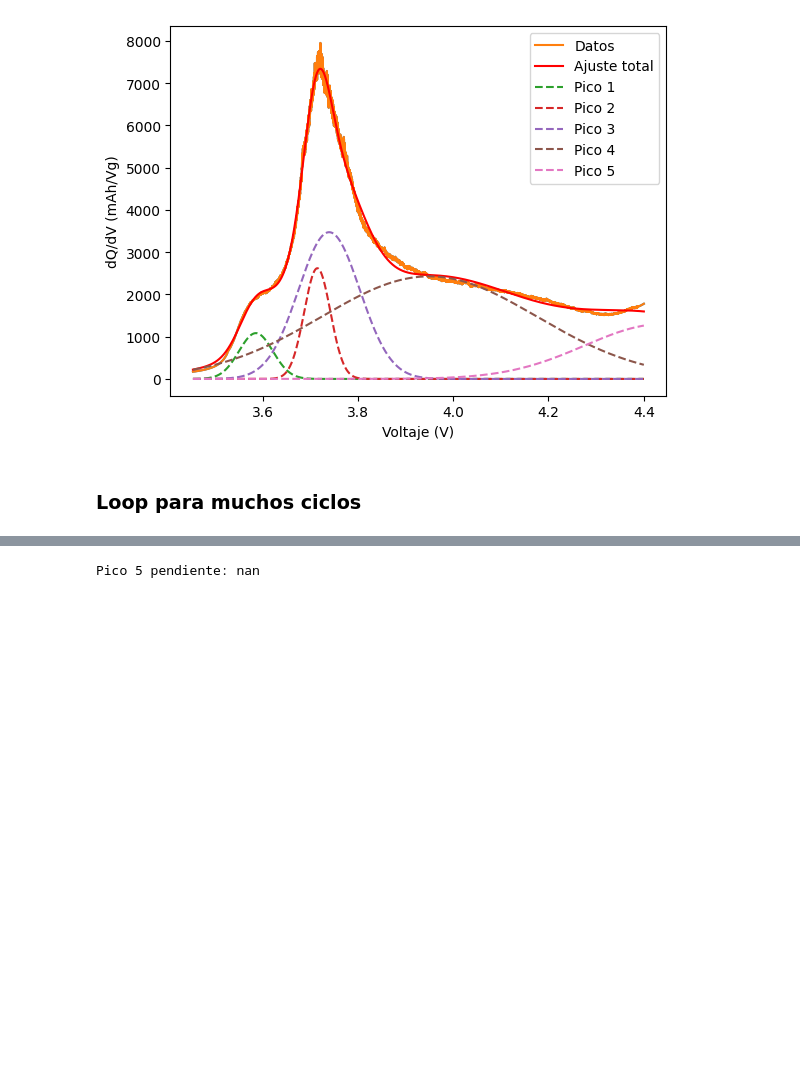
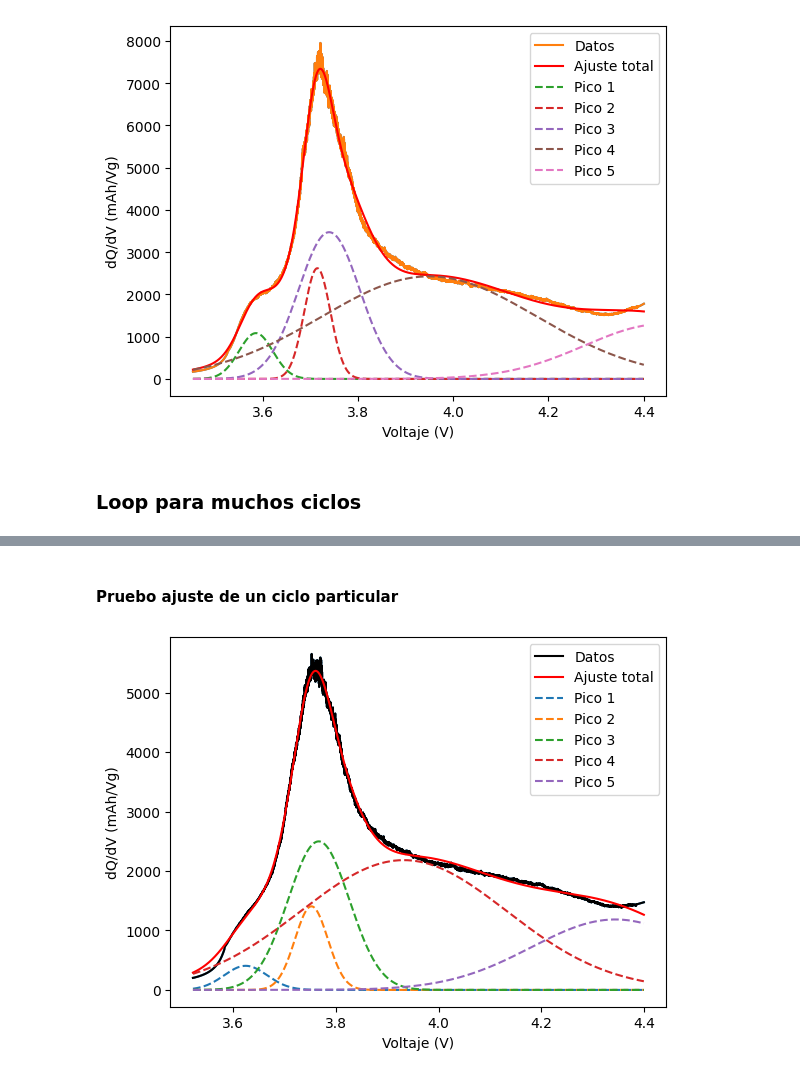
Before and after one commit to majodomenech/proc-icdv, a Jupyter notebook: prueba-gauss-variosciclos.ipynb, the cells around one changed output, grey strips where cells are left out. Saved outputs shown, nothing was run; the diff lists cells and outputs as text; code cells hidden in the pictures; blank space fills up the shorter version.

```diff
--- a/prueba-gauss-variosciclos.ipynb
+++ b/prueba-gauss-variosciclos.ipynb
@@ -363,8 +395,13 @@ plt.show()
 # %%
 # %% ------------ Graficar ajuste de un ciclo usando lista de parámetros ----------------------------------------
 
+# ------ Elegir cuál y de qué loop ---------------
 ciclo = 300
-df_final = pd.read_csv("./output/parametros_ajustes.csv", index_col=0)
+#df_final = pd.read_csv("./output/parametros_ajustes.csv", index_col=0)
+df_final = pd.read_csv("./output/parametros_ajustes_moreSteps-10bounds.csv", index_col=0)
+nombre = 'moreSteps-10bounds' # etiqueta gráfico
+# ------------------------------------------------
+
 df_ch = diccio[ciclo]['Ch']
 dqdv = df_ch['dqdv_ch_calc']
 V = df_ch['V_ch_savgol']
@@ -372,6 +409,7 @@ V = df_ch['V_ch_savgol']
 parametros = df_final.loc[ciclo].values
 popt = parametros[:n_peaks*3]
 
+print(parametros)
 print(n_peaks)
 print(popt)
 
@@ -400,7 +438,7 @@ plt.ylim(-300,8500)
 
 
 
-plt.savefig(f'./output/ajuste_picos_ciclo{ciclo}_.png', dpi=300)
+plt.savefig(f'./output/ajuste_picos_ciclo{ciclo}_{nombre}.png', dpi=300)
 #plt.close()
 plt.show()
 # %% [output]
@@ -480,4 +456,57 @@ plt.show()
-# %%
-print(f"Pico {i+1} pendiente: {coef[0]:.4f}")
-# %% [output]
-Pico 5 pendiente: nan
+# %% [markdown]
+#### Pruebo ajuste de un ciclo particular
+# %%
+# %% ------- Pruebo ajustar un ciclo particular ------------------------------------------------------------
+
+# ------ Elegir cuál y de qué loop tomar los parametros anteriores ---------------
+ciclo = 252
+df_final = pd.read_csv("./output/parametros_ajustes.csv", index_col=0)
+nombre = '' # etiqueta gráfico
+# --------------------------------------------------------------------------------
+
+
+df_ch = diccio[ciclo]['Ch']
+df_dis = diccio[ciclo]['Dis']
+dqdv_ch_calc = df_ch['dqdv_ch_calc']
+V = df_ch['V_ch_savgol']
+
+plt.plot(V, dqdv_ch_calc)
+colors_peaks = cm.tab10.colors
+
+# Tomo como parametros iniciales y bounds el ajuste del ciclo anterior
+loc = df_final.index.get_loc(ciclo)   # posición del ciclo dentro del DataFrame
+ciclo_anterior = df_final.index[loc-1]
+parametros = df_final.loc[ciclo_anterior].values
+popt = parametros[:n_peaks*3]   # me quedo con a, mu, sigma
+p0_actual = popt
+
+lb = []
+ub = []
+for i in range(n_peaks):
+    a0, mu0, sigma0 = popt[3*i:3*i+3]
+    lb += [0.9*a0, 0.9*mu0, 0.9*sigma0]
+    ub += [1.1*a0, 1.1*mu0, 1.1*sigma0]
+bounds_actual = (lb, ub)
+
+
+# Ajuste
+popt, pcov = curve_fit(multi_gauss, V, dqdv_ch_calc, p0=p0_actual, bounds=bounds_actual, maxfev=20000   # por defecto suele ser 800
+)
+
+# Curva total ajustada
+y_fit = multi_gauss(V, *popt)
+plt.plot(V, dqdv_ch_calc, label="Datos", color='black')
+plt.plot(V, y_fit, 'r-', label="Ajuste total")
+
+# Dibujar cada gaussiana individual
+for i in range(0, len(popt), 3):
+    a, mu, sigma = popt[i:i+3]
+    plt.plot(V, gauss(V, a, mu, sigma),'--', color=colors_peaks[i // 3 % len(colors_peaks)],  label=f"Pico {i//3 + 1}")
+
+plt.legend()
+plt.xlabel("Voltaje (V)")
+plt.ylabel("dQ/dV (mAh/Vg)")
+plt.savefig(f'./output/ajuste_picos.png', dpi=300)
+plt.show()
+# %% [output]
+[figure, added]
```
Also changed, not shown: parts of 9 cells of this notebook, 2 other files.
